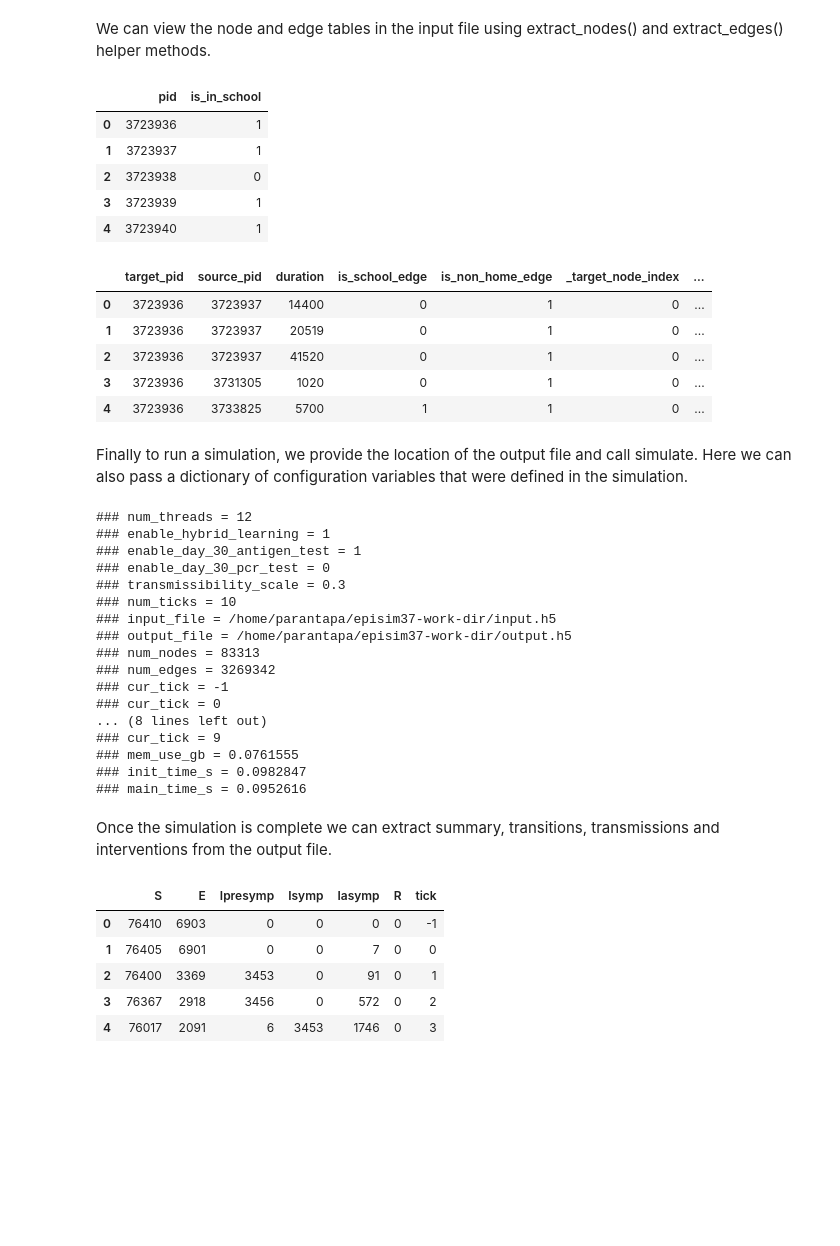
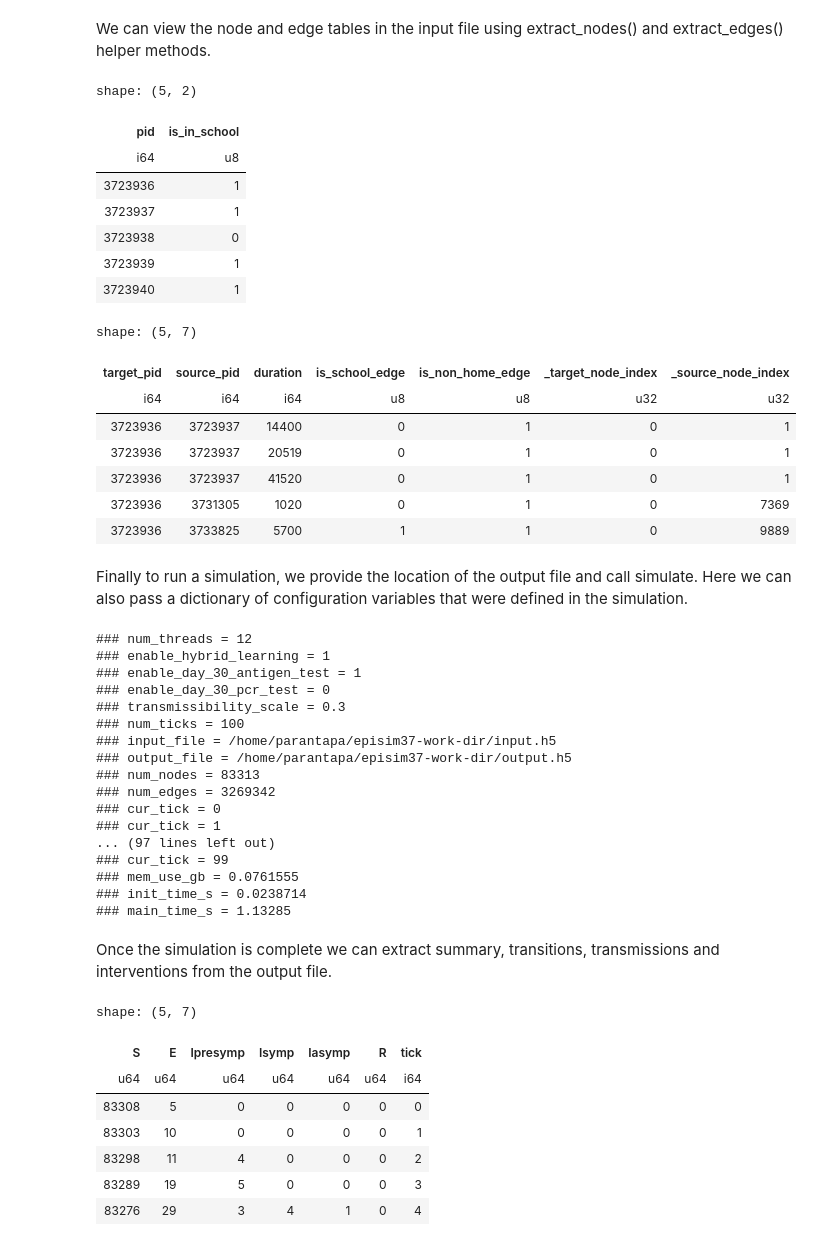
Before and after one commit to NSSAC/escape-abm, a Jupyter notebook: examples/run-example1.ipynb, the cells around one changed output. Cells and saved outputs as stored; diff of their text form; code cells hidden in the pictures; blank space fills up the shorter version.

```diff
--- a/examples/run-example1.ipynb
+++ b/examples/run-example1.ipynb
@@ -108,57 +110,64 @@ Input file created successfully.
 # %% [markdown]
 We can view the node and edge tables in the input file using extract_nodes() and extract_edges() helper methods.
 # %%
-simulation.extract_nodes().to_pandas().head()
+simulator.extract_nodes(input_file).head()
 # %% [output]
+shape: (5, 2)
-|  | pid | is_in_school |
-| 0 | 3723936 | 1 |
-| 1 | 3723937 | 1 |
-| 2 | 3723938 | 0 |
-| 3 | 3723939 | 1 |
-| 4 | 3723940 | 1 |
+| pid | is_in_school |
+| i64 | u8 |
+| 3723936 | 1 |
+| 3723937 | 1 |
+| 3723938 | 0 |
+| 3723939 | 1 |
+| 3723940 | 1 |
 # %%
-simulation.extract_edges().to_pandas().head()
+simulator.extract_edges(input_file).head()
 # %% [output]
+shape: (5, 7)
-|  | target_pid | source_pid | duration | is_school_edge | is_non_home_edge | _target_node_index | ... |
-| 0 | 3723936 | 3723937 | 14400 | 0 | 1 | 0 | ... |
-| 1 | 3723936 | 3723937 | 20519 | 0 | 1 | 0 | ... |
-| 2 | 3723936 | 3723937 | 41520 | 0 | 1 | 0 | ... |
-| 3 | 3723936 | 3731305 | 1020 | 0 | 1 | 0 | ... |
-| 4 | 3723936 | 3733825 | 5700 | 1 | 1 | 0 | ... |
+| target_pid | source_pid | duration | is_school_edge | is_non_home_edge | _target_node_index | _source_node_index |
+| i64 | i64 | i64 | u8 | u8 | u32 | u32 |
+| 3723936 | 3723937 | 14400 | 0 | 1 | 0 | 1 |
+| 3723936 | 3723937 | 20519 | 0 | 1 | 0 | 1 |
+| 3723936 | 3723937 | 41520 | 0 | 1 | 0 | 1 |
+| 3723936 | 3731305 | 1020 | 0 | 1 | 0 | 7369 |
+| 3723936 | 3733825 | 5700 | 1 | 1 | 0 | 9889 |
 # %% [markdown]
 Finally to run a simulation, we provide the location of the output file and call simulate.
 Here we can also pass a dictionary of configuration variables that were defined in the simulation.
 # %%
 output_file = work_dir / "output.h5"
 
-simulation.simulate(output_file, num_ticks=10, configs={"enable_hybrid_learning": True}, verbose=True)
+simulator.simulate(input_file, output_file, num_ticks=100, configs={"enable_hybrid_learning": True}, verbose=True)
 # %% [output]
 ### num_threads = 12
 ### enable_hybrid_learning = 1
 ### enable_day_30_antigen_test = 1
 ### enable_day_30_pcr_test = 0
 ### transmissibility_scale = 0.3
-### num_ticks = 10
+### num_ticks = 100
 ### input_file = /home/parantapa/episim37-work-dir/input.h5
 ### output_file = /home/parantapa/episim37-work-dir/output.h5
 ### num_nodes = 83313
 ### num_edges = 3269342
-### cur_tick = -1
 ### cur_tick = 0
-... (8 lines left out)
-### cur_tick = 9
+### cur_tick = 1
+... (97 lines left out)
+### cur_tick = 99
 ### mem_use_gb = 0.0761555
-### init_time_s = 0.0982847
-### main_time_s = 0.0952616
+### init_time_s = 0.0238714
+### main_time_s = 1.13285
 # %% [markdown]
 Once the simulation is complete we can extract summary, transitions, transmissions and interventions from the output file.
 # %%
-simulation.extract_summary(output_file).to_pandas().head()
+summary = simulator.extract_summary(output_file)
+summary.head()
 # %% [output]
+shape: (5, 7)
-|  | S | E | Ipresymp | Isymp | Iasymp | R | tick |
-| 0 | 76410 | 6903 | 0 | 0 | 0 | 0 | -1 |
-| 1 | 76405 | 6901 | 0 | 0 | 7 | 0 | 0 |
-| 2 | 76400 | 3369 | 3453 | 0 | 91 | 0 | 1 |
-| 3 | 76367 | 2918 | 3456 | 0 | 572 | 0 | 2 |
-| 4 | 76017 | 2091 | 6 | 3453 | 1746 | 0 | 3 |
+| S | E | Ipresymp | Isymp | Iasymp | R | tick |
+| u64 | u64 | u64 | u64 | u64 | u64 | i64 |
+| 83308 | 5 | 0 | 0 | 0 | 0 | 0 |
+| 83303 | 10 | 0 | 0 | 0 | 0 | 1 |
+| 83298 | 11 | 4 | 0 | 0 | 0 | 2 |
+| 83289 | 19 | 5 | 0 | 0 | 0 | 3 |
+| 83276 | 29 | 3 | 4 | 1 | 0 | 4 |
 # %%
```
Also changed, not shown: parts of 17 cells of this notebook, 1 other file.
